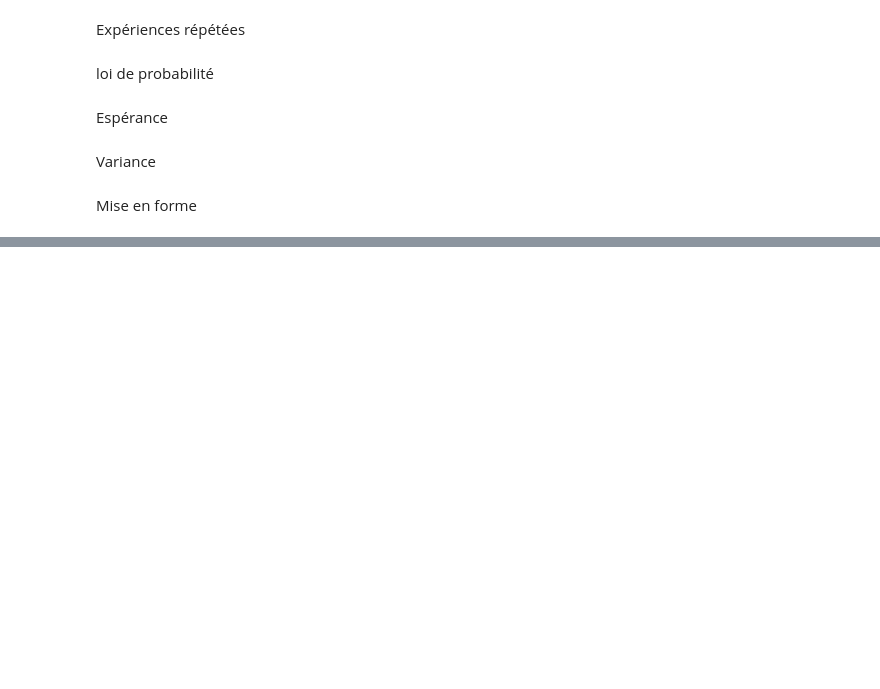
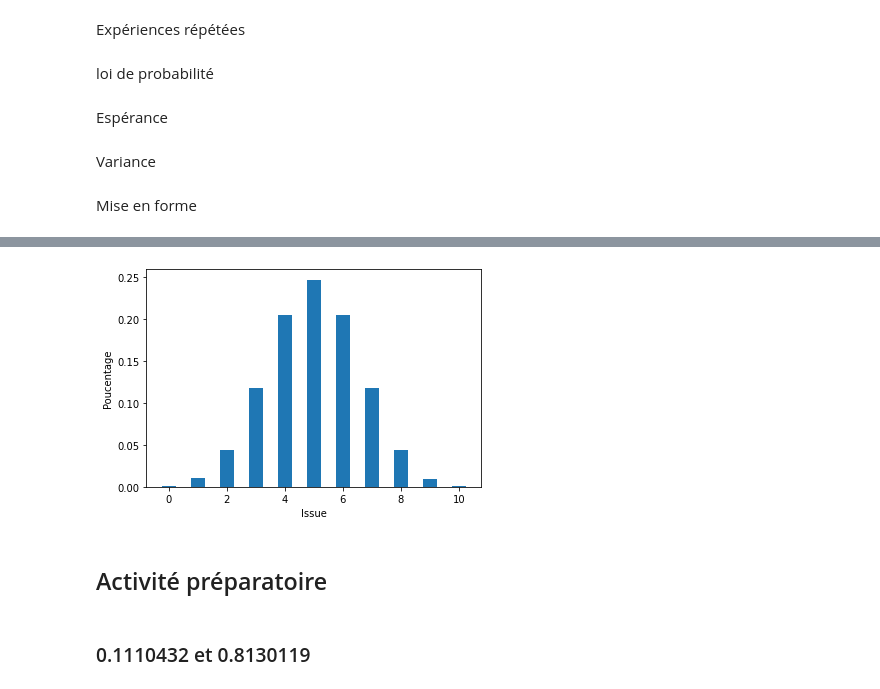
Before and after one commit to fay0026/probabilites_s3, a Jupyter notebook: Variables aléatoires discrètes.ipynb, the cells around one changed output, grey strips where cells are left out. Cells and saved outputs as stored; diff of their text form; code cells hidden in the pictures; blank space fills up the shorter version.

```diff
--- a/Variables aléatoires discrètes.ipynb
+++ b/Variables aléatoires discrètes.ipynb
@@ -282,0 +375,8 @@ print(pifométrique(10000))
+# %%
+gGalton(1000000, 10)
+# %% [output]
+[figure, added]
+# %% [markdown]
+## Activité préparatoire
+# %% [markdown]
+### 0.1110432 et 0.8130119
```
Also changed, not shown: parts of 47 cells of this notebook.
